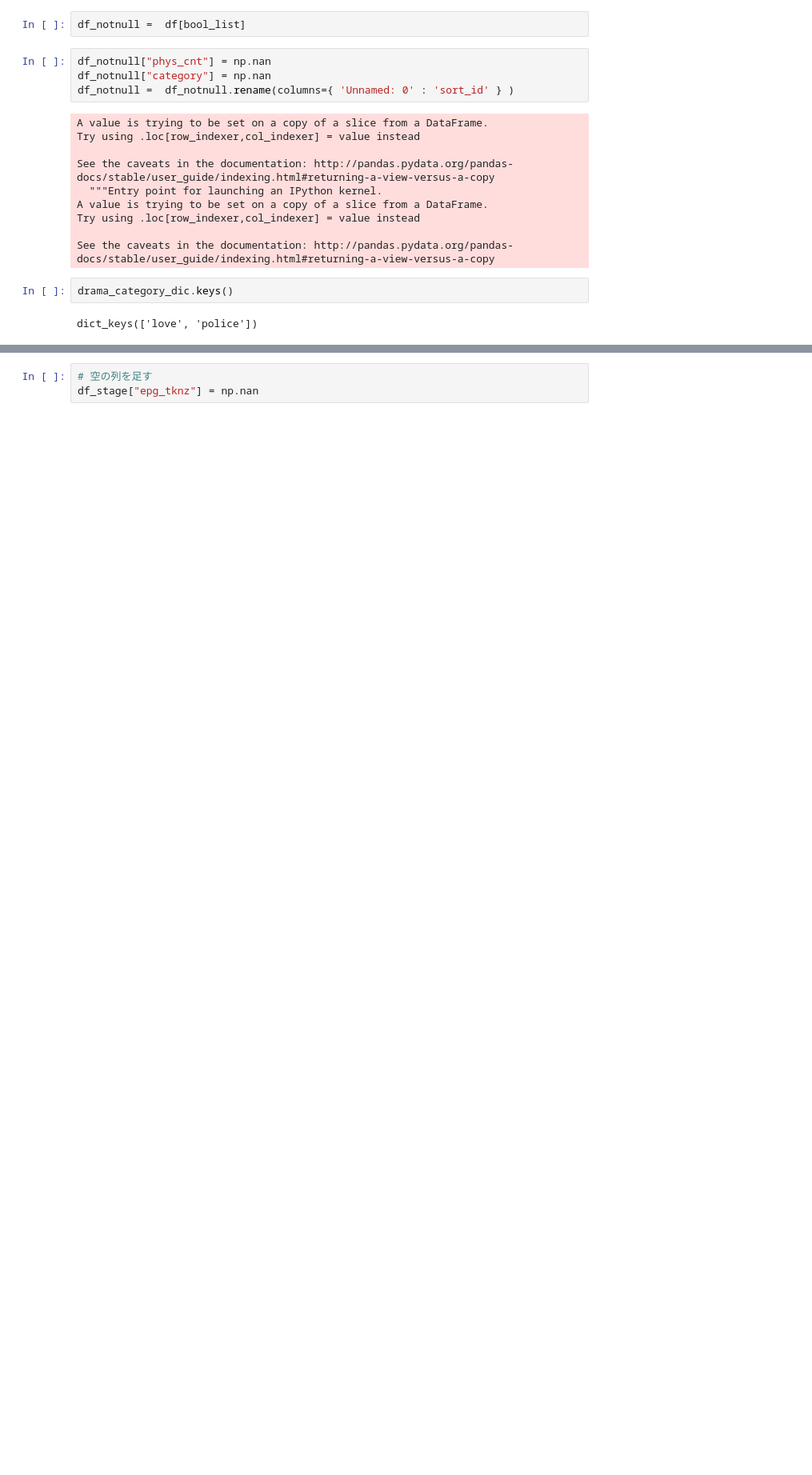
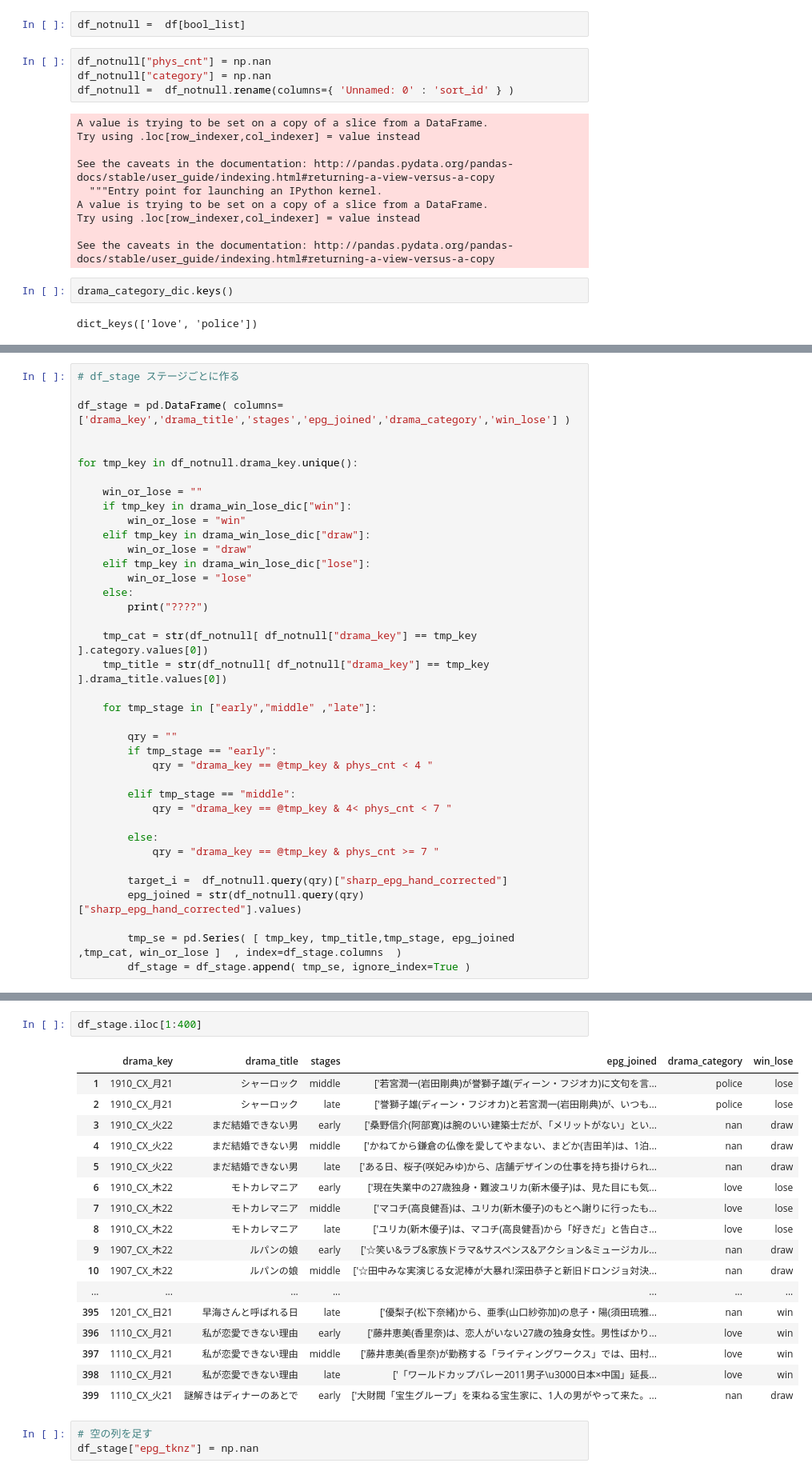
Before and after one commit to c-c-c-c/dm_integration, a Jupyter notebook: myMecab.ipynb, the cells around one changed output, grey strips where cells are left out. Shown at 80% size. Cells and saved outputs as stored; diff of their text form; blank space fills up the shorter version.

```diff
--- a/myMecab.ipynb
+++ b/myMecab.ipynb
@@ -327,0 +349,38 @@ df_stage
+# %%
+# df_stage ステージごとに作る
+
+df_stage = pd.DataFrame( columns=['drama_key','drama_title','stages','epg_joined','drama_category','win_lose'] )
+
+
+for tmp_key in df_notnull.drama_key.unique():
+
+    win_or_lose = ""
+    if tmp_key in drama_win_lose_dic["win"]:
+        win_or_lose = "win"
+    elif tmp_key in drama_win_lose_dic["draw"]:
+        win_or_lose = "draw"
+    elif tmp_key in drama_win_lose_dic["lose"]:
+        win_or_lose = "lose"
+    else:
+        print("????")
+
+    tmp_cat = str(df_notnull[ df_notnull["drama_key"] == tmp_key ].category.values[0])
+    tmp_title = str(df_notnull[ df_notnull["drama_key"] == tmp_key ].drama_title.values[0])
+
+    for tmp_stage in ["early","middle" ,"late"]:
+
+        qry = ""
+        if tmp_stage == "early":
+            qry = "drama_key == @tmp_key & phys_cnt < 4 "
+
+        elif tmp_stage == "middle":
+            qry = "drama_key == @tmp_key & 4< phys_cnt < 7 "
+
+        else:
+            qry = "drama_key == @tmp_key & phys_cnt >= 7 "
+
+        target_i =  df_notnull.query(qry)["sharp_epg_hand_corrected"]
+        epg_joined = str(df_notnull.query(qry)["sharp_epg_hand_corrected"].values)
+
+        tmp_se = pd.Series( [ tmp_key, tmp_title,tmp_stage, epg_joined  ,tmp_cat, win_or_lose ]  , index=df_stage.columns  )
+        df_stage = df_stage.append( tmp_se, ignore_index=True )
@@ -328,3 +389,23 @@ df_stage
+# %%
+df_stage.iloc[1:400]
+# %% [output]
+|  | drama_key | drama_title | stages | epg_joined | drama_category | win_lose |
+| 1 | 1910_CX_月21 | シャーロック | middle | ['若宮潤一(岩田剛典)が誉獅子雄(ディーン・フジオカ)に文句を言... | police | lose |
+| 2 | 1910_CX_月21 | シャーロック | late | ['誉獅子雄(ディーン・フジオカ)と若宮潤一(岩田剛典)が、いつも... | police | lose |
+| 3 | 1910_CX_火22 | まだ結婚できない男 | early | ['桑野信介(阿部寛)は腕のいい建築士だが、「メリットがない」とい... | nan | draw |
+| 4 | 1910_CX_火22 | まだ結婚できない男 | middle | ['かねてから鎌倉の仏像を愛してやまない、まどか(吉田羊)は、1泊... | nan | draw |
+| 5 | 1910_CX_火22 | まだ結婚できない男 | late | ['ある日、桜子(咲妃みゆ)から、店舗デザインの仕事を持ち掛けられ... | nan | draw |
+| 6 | 1910_CX_木22 | モトカレマニア | early | ['現在失業中の27歳独身・難波ユリカ(新木優子)は、見た目にも気... | love | lose |
+| 7 | 1910_CX_木22 | モトカレマニア | middle | ['マコチ(高良健吾)は、ユリカ(新木優子)のもとへ謝りに行ったも... | love | lose |
+| 8 | 1910_CX_木22 | モトカレマニア | late | ['ユリカ(新木優子)は、マコチ(高良健吾)から「好きだ」と告白さ... | love | lose |
+| 9 | 1907_CX_木22 | ルパンの娘 | early | ['☆笑い&ラブ&家族ドラマ&サスペンス&アクション&ミュージカル... | nan | draw |
+| 10 | 1907_CX_木22 | ルパンの娘 | middle | ['☆田中みな実演じる女泥棒が大暴れ!深田恭子と新旧ドロンジョ対決... | nan | draw |
+| ... | ... | ... | ... | ... | ... | ... |
+| 395 | 1201_CX_日21 | 早海さんと呼ばれる日 | late | ['優梨子(松下奈緒)から、亜季(山口紗弥加)の息子・陽(須田琉雅... | nan | win |
+| 396 | 1110_CX_月21 | 私が恋愛できない理由 | early | ['藤井恵美(香里奈)は、恋人がいない27歳の独身女性。男性ばかり... | love | win |
+| 397 | 1110_CX_月21 | 私が恋愛できない理由 | middle | ['藤井恵美(香里奈)が勤務する「ライティングワークス」では、田村... | love | win |
+| 398 | 1110_CX_月21 | 私が恋愛できない理由 | late | ['「ワールドカップバレー2011男子\u3000日本×中国」延長... | love | win |
+| 399 | 1110_CX_火21 | 謎解きはディナーのあとで | early | ['大財閥「宝生グループ」を束ねる宝生家に、1人の男がやって来た。... | nan | draw |
 # %%
 # 空の列を足す
 df_stage["epg_tknz"] = np.nan
```
Also changed, not shown: parts of 18 cells of this notebook.
